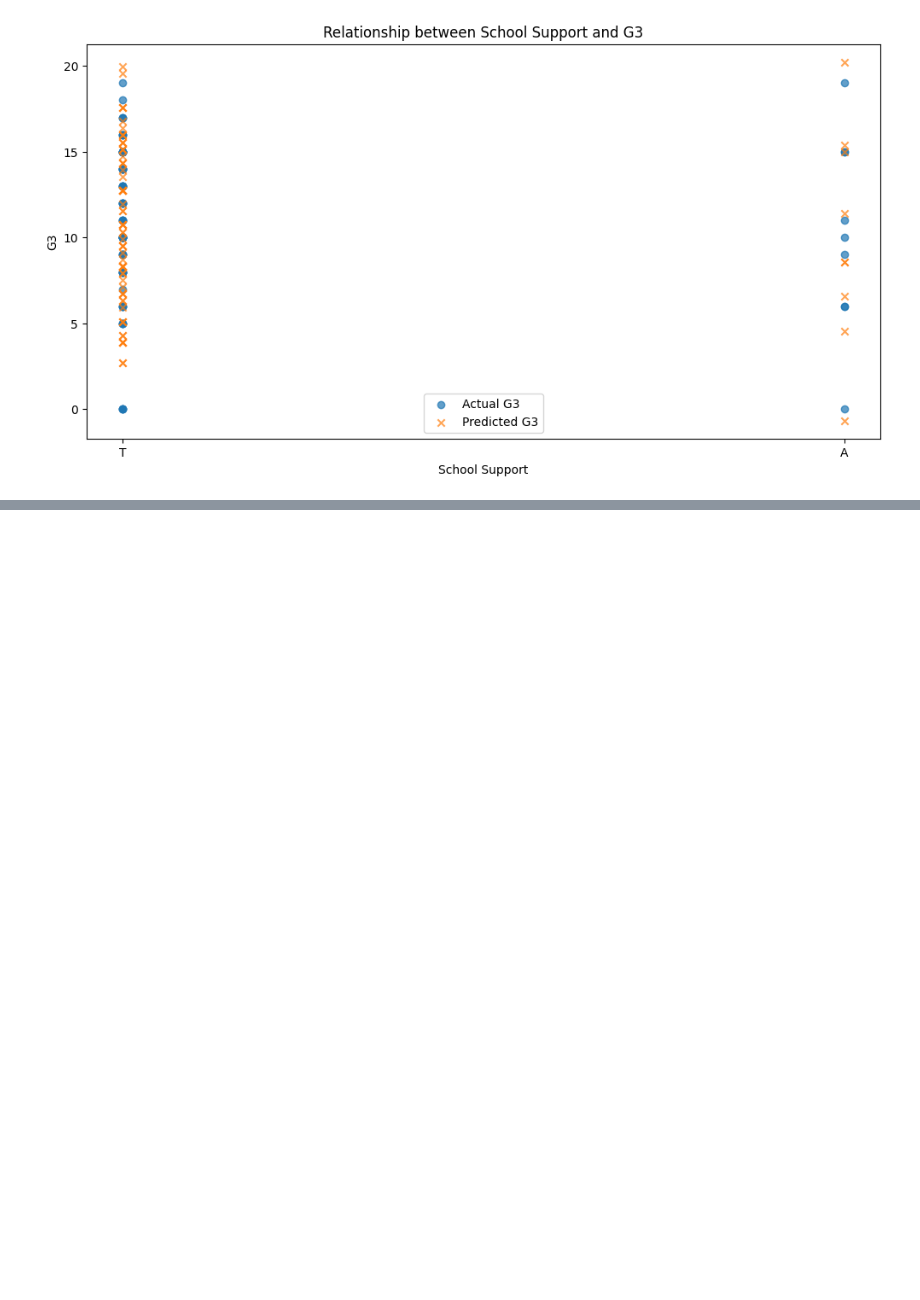
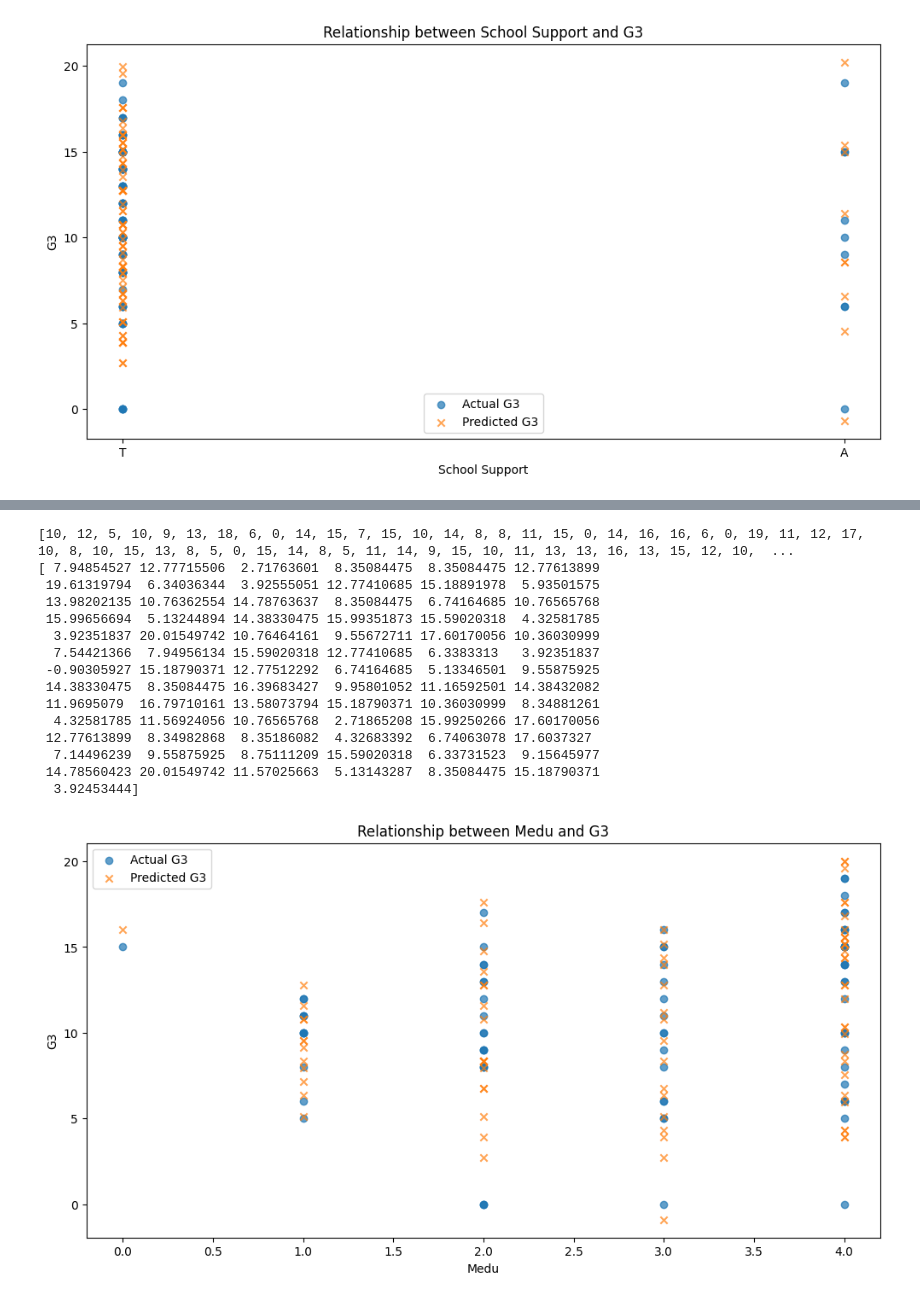
Before and after one commit to BMSaumya/Inspiher, a Jupyter notebook: pstatus_of_tasktest.ipynb, the cells around one changed output, grey strips where cells are left out. Drawn from its saved outputs; the diff is of its cells as text; code cells hidden in the pictures; blank space fills up the shorter version.

```diff
--- a/pstatus_of_tasktest.ipynb
+++ b/pstatus_of_tasktest.ipynb
@@ -376,0 +439,62 @@ plt.show()
+# %%
+import pandas as pd
+from sklearn.model_selection import train_test_split
+from sklearn.linear_model import LinearRegression
+from sklearn.metrics import mean_squared_error
+import matplotlib.pyplot as plt
+
+# Load the dataset
+df = pd.read_csv('student-mat.csv')  # Replace 'your_dataset.csv' with the actual file path
+
+# Select relevant columns for analysis
+data = df[['Medu', 'G1', 'G2', 'G3']]
+
+# Calculate the mean of G1, G2, and G3 for each row using .loc
+data = data.assign(mean_G=data[['G1', 'G2', 'G3']].mean(axis=1))
+
+# Split the data into features (X) and target variable (y)
+X = data[['mean_G', 'Medu']]
+y = data['G3']
+
+# Split the data into training and testing sets
+X_train, X_test, y_train, y_test = train_test_split(X, y, test_size=0.2, random_state=42)
+
+# Train a linear regression model
+model = LinearRegression()
+model.fit(X_train, y_train)
+
+# Make predictions on the test set
+y_pred = model.predict(X_test)
+
+print(y_test.values.tolist())
+print(y_pred)
+
+# Create a DataFrame with the original 'traveltime' column and predicted/actual 'G3' values
+plot_data = pd.DataFrame({'Medu': df.loc[X_test.index, 'Medu'], 'Actual G3': y_test.values, 'Predicted G3': y_pred})
+
+# Plot the relationship between 'traveltime' and G3
+plt.figure(figsize=(12, 6))
+plt.scatter(plot_data['Medu'], plot_data['Actual G3'], label='Actual G3', alpha=0.7)
+plt.scatter(plot_data['Medu'], plot_data['Predicted G3'], label='Predicted G3', marker='x', alpha=0.7)
+plt.xlabel('Medu')
+plt.ylabel('G3')
+plt.title('Relationship between Medu and G3')
+plt.legend()
+plt.show()
+# %% [output]
+[10, 12, 5, 10, 9, 13, 18, 6, 0, 14, 15, 7, 15, 10, 14, 8, 8, 11, 15, 0, 14, 16, 16, 6, 0, 19, 11, 12, 17, 10, 8, 10, 15, 13, 8, 5, 0, 15, 14, 8, 5, 11, 14, 9, 15, 10, 11, 13, 13, 16, 13, 15, 12, 10,  ...
+[ 7.94854527 12.77715506  2.71763601  8.35084475  8.35084475 12.77613899
+ 19.61319794  6.34036344  3.92555051 12.77410685 15.18891978  5.93501575
+ 13.98202135 10.76362554 14.78763637  8.35084475  6.74164685 10.76565768
+ 15.99656694  5.13244894 14.38330475 15.99351873 15.59020318  4.32581785
+  3.92351837 20.01549742 10.76464161  9.55672711 17.60170056 10.36030999
+  7.54421366  7.94956134 15.59020318 12.77410685  6.3383313   3.92351837
+ -0.90305927 15.18790371 12.77512292  6.74164685  5.13346501  9.55875925
+ 14.38330475  8.35084475 16.39683427  9.95801052 11.16592501 14.38432082
+ 11.9695079  16.79710161 13.58073794 15.18790371 10.36030999  8.34881261
+  4.32581785 11.56924056 10.76565768  2.71865208 15.99250266 17.60170056
+ 12.77613899  8.34982868  8.35186082  4.32683392  6.74063078 17.6037327
+  7.14496239  9.55875925  8.75111209 15.59020318  6.33731523  9.15645977
+ 14.78560423 20.01549742 11.57025663  5.13143287  8.35084475 15.18790371
+  3.92453444]
+[figure, added]
```
Also changed, not shown: parts of 2 cells of this notebook.
